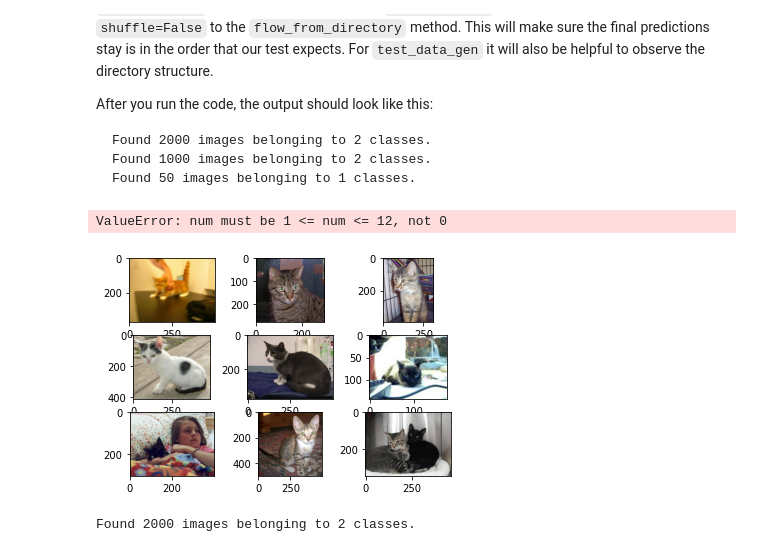
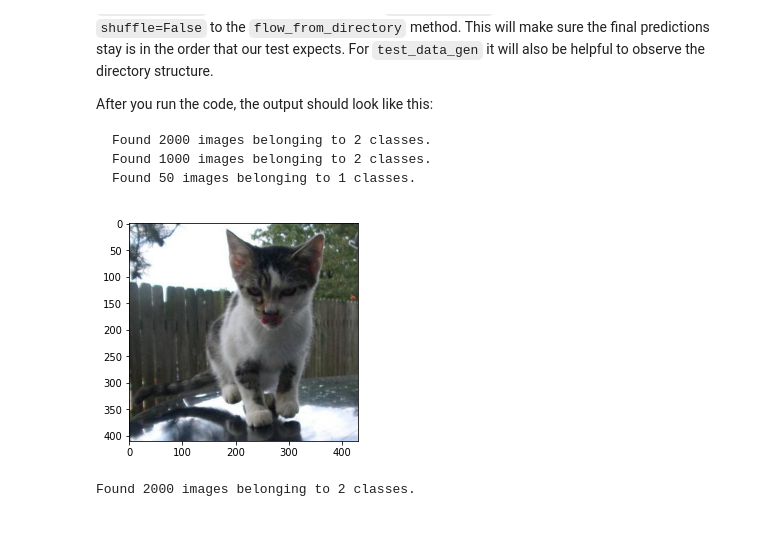
Before and after one commit to oladapo-joseph/Cat_and_dog, a Jupyter notebook: fcc_cat_dog.ipynb, the cells around one changed output. Cells and saved outputs as stored; diff of their text form; code cells hidden in the pictures.

```diff
--- a/fcc_cat_dog.ipynb
+++ b/fcc_cat_dog.ipynb
@@ -101,15 +176,14 @@ datagen?
 # %%
 #having a look at the some of the images
 from skimage import io
 
-for i in range(13):
+for i in range(12):
     #filename definition
     filename  = train_dir + "/cats/cat."  + str(i)  + ".jpg"
     #load image
     img = io.imread(filename)
-    plt.subplot(331+i)
+#     plt.subplot(330+1+i)
     plt.imshow(img)
 #     print(img.shape)
 # %% [output]
-ValueError: num must be 1 <= num <= 12, not 0
-[figure, old version]
+[figure, new version]
```
Also changed, not shown: parts of 31 cells of this notebook.
